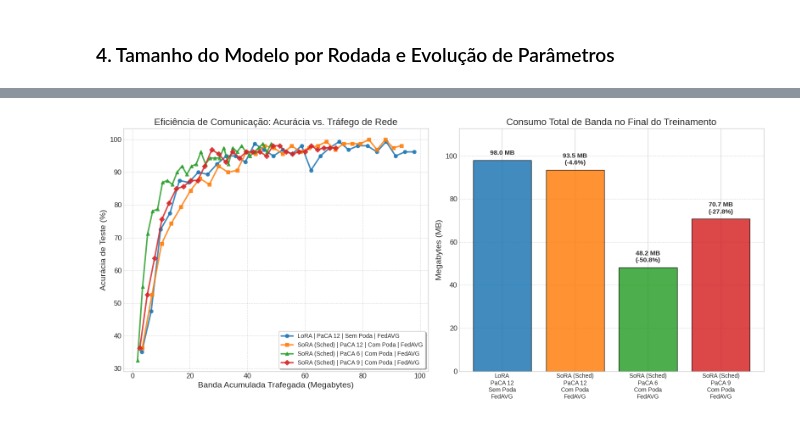
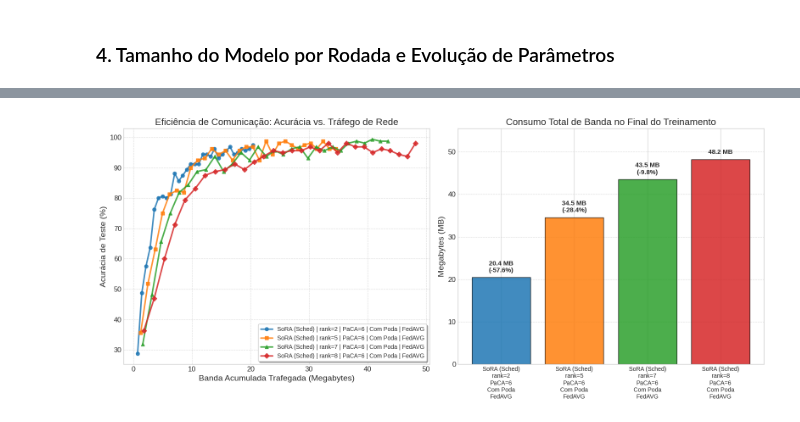
Before and after one commit to VeigarGit/FL_ServerPuma, a Jupyter notebook: src/system/plot_results.ipynb, the cells around one changed output, grey strips where cells are left out. Saved outputs shown, nothing was run; the diff lists cells and outputs as text; code cells hidden in the pictures.

Commit message:
Ajustando nome dos results e colentando resultados com ranks diferentes.

```diff
--- a/src/system/plot_results.ipynb
+++ b/src/system/plot_results.ipynb
@@ -70,9 +76,10 @@ DATASET = "OxfordPets"
 
 print("Carregando resultados do Servidor...")
 
-dados_sora_p12 = load_strategy_results(DATASET, "sora_with_schedule", paca=12, prune="prune")
-dados_sora_p9 = load_strategy_results(DATASET, "sora_with_schedule", paca=9, prune="prune")
-dados_sora_p6 = load_strategy_results(DATASET, "sora_with_schedule", paca=6, prune="prune")
+dados_sora_rank2_p6 = load_strategy_results(DATASET, "sora_with_schedule", paca=6, prune="prune", rank=2)
+dados_sora_rank5_p6 = load_strategy_results(DATASET, "sora_with_schedule", paca=6, prune="prune", rank=5)
+dados_sora_rank7_p6 = load_strategy_results(DATASET, "sora_with_schedule", paca=6, prune="prune", rank=7)
+dados_sora_rank8_p6 = load_strategy_results(DATASET, "sora_with_schedule", paca=6, prune="prune", rank=8)
 
 dados_lora_p12 = load_strategy_results(DATASET, "lora", paca=12, prune="prune")
 
@@ -80,10 +87,11 @@ dados_lora_p12 = load_strategy_results(DATASET, "lora", paca=12, prune="prune")
 # Lista de configurações para iterar nos gráficos (deixa o código limpo e escalável)
 # Formato: (Label, Dados, Cor, Marcador, Estilo de linha)
 configs = [
-    ('SoRA (PaCA=Null)', dados_sora_p12, '#d62728', 's', '-'),   # Vermelho
-    ('SoRA (PaCA=9)', dados_sora_p9, '#ff7f0e', '^', '-'),   # Laranja
-    ('SoRA (PaCA=6)', dados_sora_p6, '#9467bd', 'v', '-'),   # Roxo
-    ('LoRA (PaCA=Null)', dados_lora_p12, '#1f77b4', 'o', '--'),  # Azul
+    ('LoRA (PaCA=12)',       dados_lora_p12,       '#1f77b4', 'o',  '--'),
+    ('SoRA rank=2 (PaCA=6)', dados_sora_rank2_p6,  '#2ca02c', 'D',  '-.'),
+    ('SoRA rank=5 (PaCA=6)', dados_sora_rank5_p6,  '#8c564b', 'P',  '-.'),
+    ('SoRA rank=7 (PaCA=6)', dados_sora_rank7_p6,  '#e377c2', 'X',  ':'),
+    ('SoRA rank=8 (PaCA=6)', dados_sora_rank8_p6,  '#17becf', 'h',  ':'),
 ]
 # %% [output]
 Carregando resultados do Servidor...
@@ -432,10 +479,9 @@ plt.rcParams.update({
 
 # Função para formatar os nomes dinamicamente
 def formatar_nomes(nome_arquivo):
-    # Remove lixos iniciais e o dataset
     nome = nome_arquivo.replace('.h5', '').replace('Cifar100_', '').replace('OxfordPets_', '')
 
-    # 1. Identifica a estratégia
+    # 1. Estratégia
     if "sora_with_schedule" in nome:
         estr = "SoRA (Sched)"
     elif "sora_no_schedule" in nome:
@@ -445,28 +491,26 @@ def formatar_nomes(nome_arquivo):
     else:
         estr = "Padrão"
 
-    # 2. Identifica o PaCA
-    match = re.search(r'paca(\d+)', nome)
-    paca = f"PaCA {match.group(1)}" if match else ""
+    # 2. Rank (opcional)
+    match_rank = re.search(r'rank(\d+)', nome)
+    rank = f"rank={match_rank.group(1)}" if match_rank else ""
 
-    # 3. Identifica a Poda
-    poda = "Sem Poda" if "withou_Prune" in nome else "Com Poda"
-    if "lora" in nome:
-        poda = "Sem Poda"
+    # 3. PaCA
+    match_paca = re.search(r'paca(\d+)', nome)
+    paca = f"PaCA={match_paca.group(1)}" if match_paca else ""
 
-    # 4. Identifica o Algoritmo
+    # 4. Poda
+    poda = "Sem Poda" if ("withou_Prune" in nome or "lora" in nome) else "Com Poda"
+
+    # 5. Algoritmo
     algo = "FedALA" if "FedALA" in nome else "FedAVG"
 
-    # Limpa espaços extras caso não tenha PaCA
-    partes = [estr, paca, poda, algo]
-    partes = [p for p in partes if p] # Remove itens vazios
+    partes = [p for p in [estr, rank, paca, poda, algo] if p]
 
-    # Retorna duas versões: uma para a legenda (lado a lado) e uma para a barra (empilhada)
     label_legenda = " | ".join(partes)
-    label_eixo_x = "\n".join(partes)
+    label_eixo_x  = "\n".join(partes)
 
     return label_legenda, label_eixo_x
-
 
 RESULTS_DIR = "../results/*.h5"
 arquivos = glob.glob(RESULTS_DIR)
@@ -518,31 +562,31 @@ ax1.legend(loc='lower right', frameon=True, shadow=True, fontsize=10) # Fonte le
 ax1.grid(True, linestyle='--', alpha=0.7)
 
 barras = ax2.bar(nomes_estrategias_barras, consumo_total_mb, color=cores_barras, alpha=0.85, edgecolor='black')
 
 if consumo_total_mb:
     max_mb = max(consumo_total_mb)
     for barra, mb in zip(barras, consumo_total_mb):
         altura = barra.get_height()
         economia_pct = ((max_mb - mb) / max_mb) * 100
 
         texto_label = f"{mb:.1f} MB"
         if economia_pct > 0:
             texto_label += f"\n(-{economia_pct:.1f}%)"
 
         ax2.text(barra.get_x() + barra.get_width()/2., altura + (max_mb*0.02),
                  texto_label, ha='center', va='bottom', fontsize=11, fontweight='bold')
 
 ax2.set_title("Consumo Total de Banda no Final do Treinamento")
 ax2.set_ylabel("Megabytes (MB)")
 
 # Tira a rotação e deixa o texto centralizado, já que agora usamos quebra de linha (\n)
 ax2.set_xticklabels(nomes_estrategias_barras, rotation=0, ha='center', fontsize=10)
 ax2.grid(axis='y', linestyle='--', alpha=0.7)
 
 if consumo_total_mb:
     ax2.set_ylim(0, max(consumo_total_mb) * 1.15)
 
 plt.tight_layout()
 plt.show()
 # %% [output]
-[figure, old version]
+[figure, new version]
```
Also changed, not shown: parts of 8 cells of this notebook, 3 other files.
